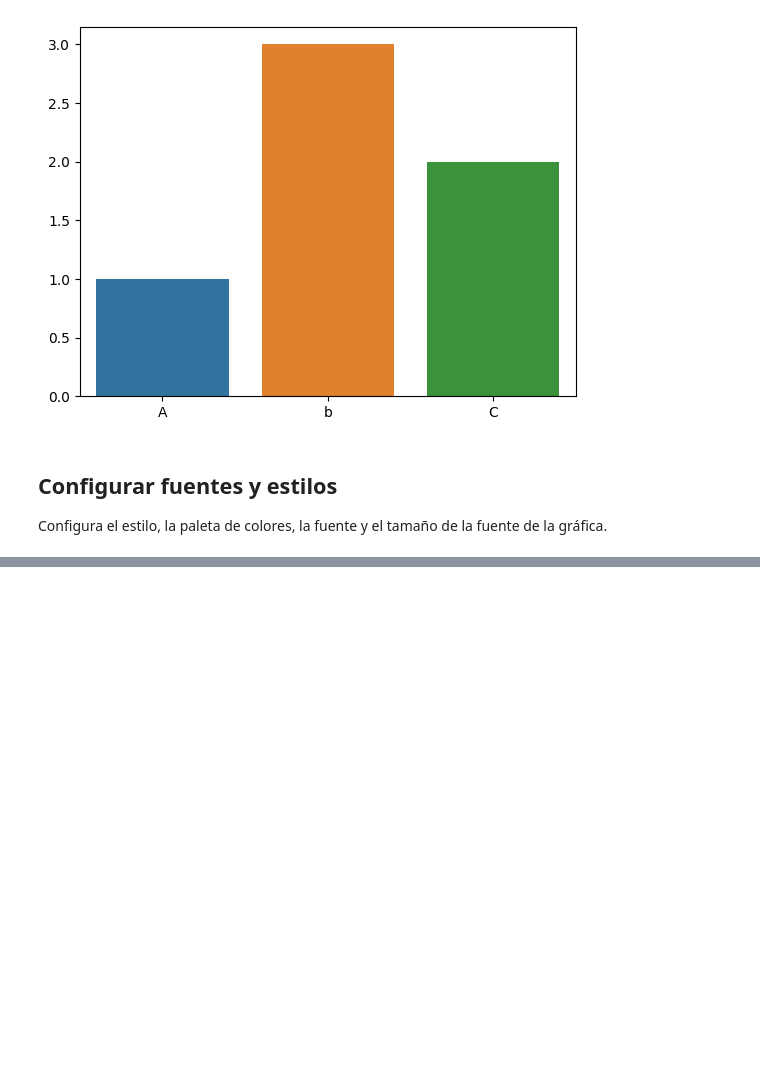
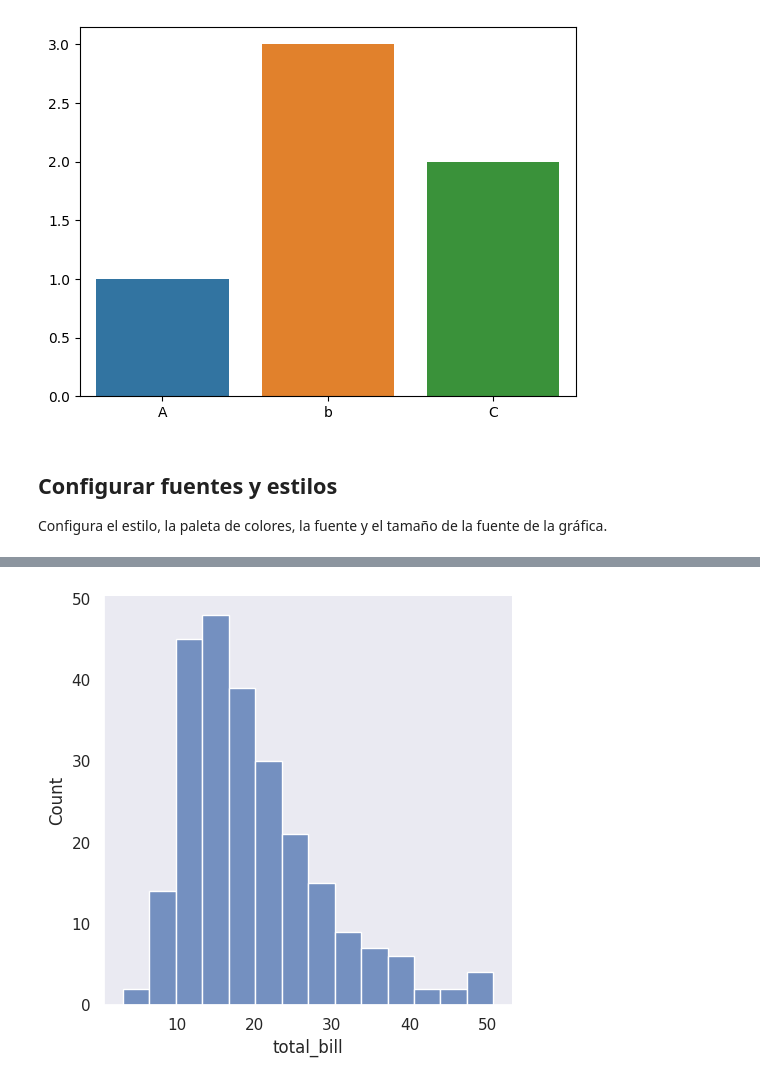
Before and after one commit to afpalmasan/DataViz-MatPlotlib-Seaborn, a Jupyter notebook: DataViz_Seaborn.ipynb, the cells around one changed output, grey strips where cells are left out. Cells and saved outputs as stored; diff of their text form; code cells hidden in the pictures; blank space fills up the shorter version.

```diff
--- a/DataViz_Seaborn.ipynb
+++ b/DataViz_Seaborn.ipynb
@@ -25,0 +32,3 @@ plt.show()
+# %%
+tips = sns.load_dataset('tips') ## dataset de seaborn
+tips
@@ -25,0 +49,4 @@ plt.show()
+# %%
+sns.displot(data=tips, x='total_bill'); #Puedes usar ’ ; ’ al final de la linea de código para remplazar el 'plt.show()'
+# %% [output]
+[figure, added]
```
Also changed, not shown: parts of 45 cells of this notebook.
